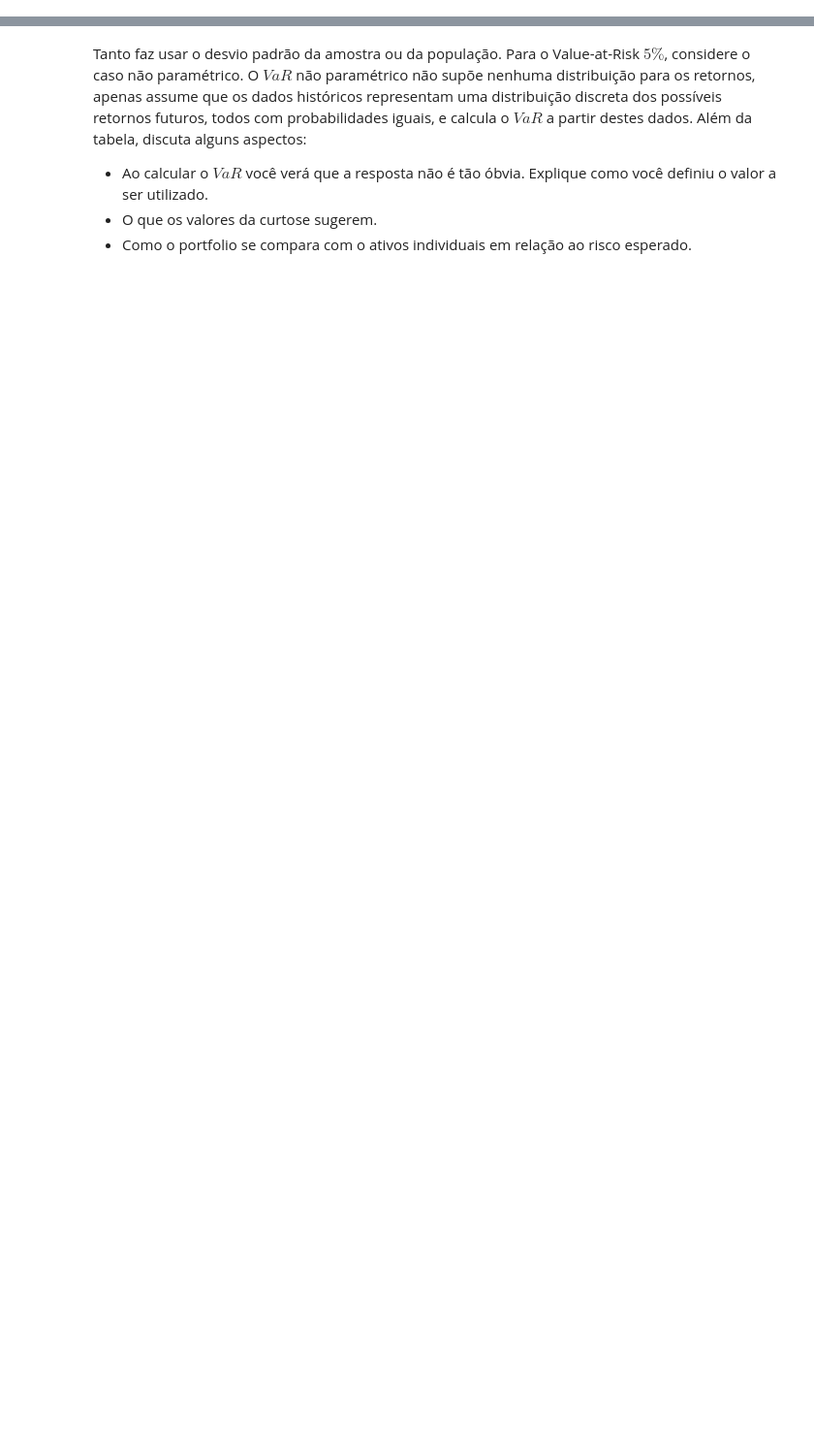
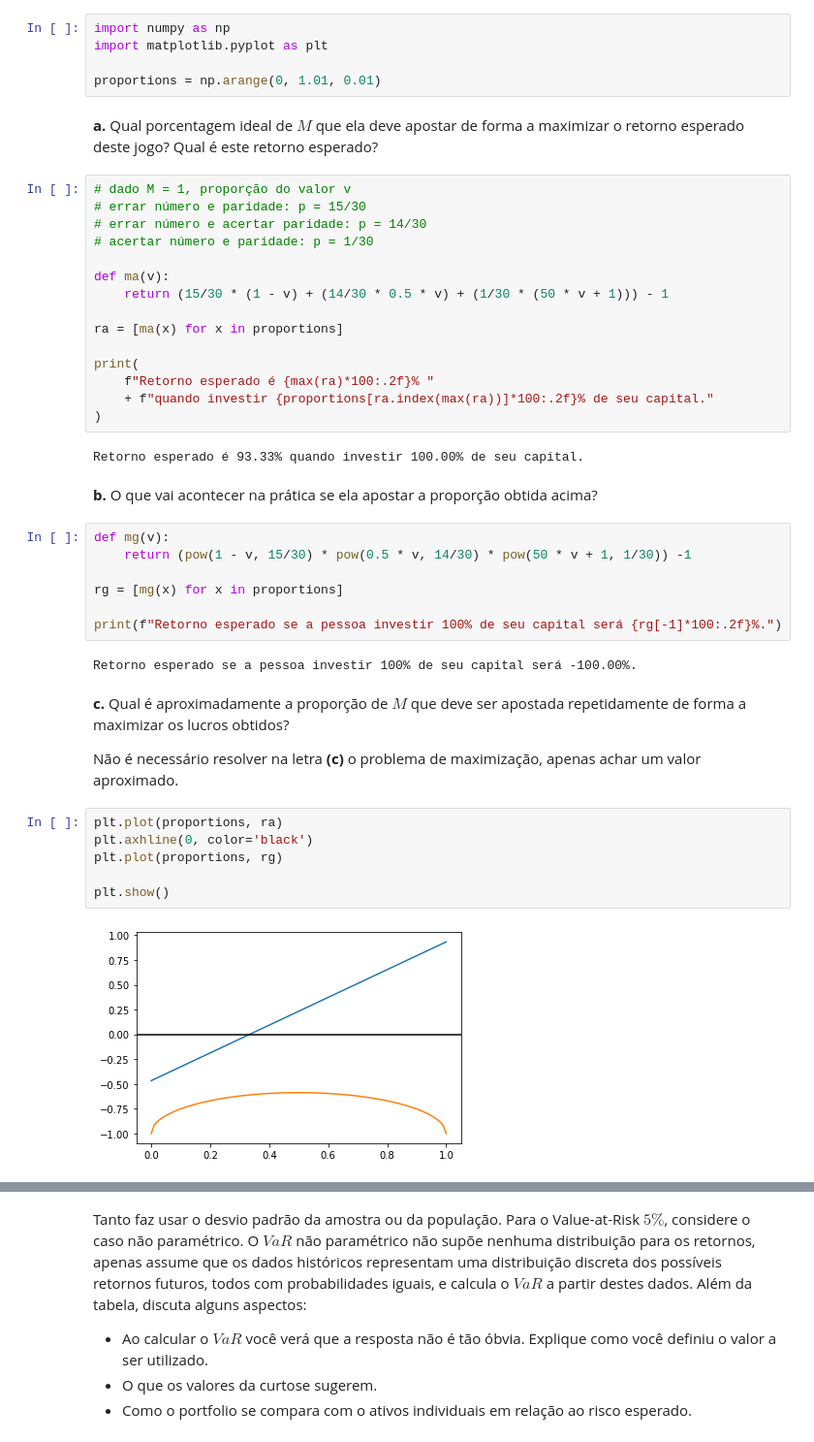
Before and after one commit to innng/quantitative-finance-and-risk-management, a Jupyter notebook: lista_1.ipynb, the cells around one changed output, grey strips where cells are left out. Shown: that part at 97% size. Saved outputs shown, nothing was run; the diff lists cells and outputs as text; blank space fills up the shorter version.

```diff
--- a/lista_1.ipynb
+++ b/lista_1.ipynb
@@ -54,0 +46,47 @@ Não é necessário resolver na letra **(c)** o problema de maximização, apena
+# %%
+import numpy as np
+import matplotlib.pyplot as plt
+
+proportions = np.arange(0, 1.01, 0.01)
+# %% [markdown]
+**a.**  Qual porcentagem ideal de $M$ que ela deve apostar de forma a maximizar o retorno esperado deste jogo?  Qual é este retorno esperado?
+# %%
+# dado M = 1, proporção do valor v
+# errar número e paridade: p = 15/30
+# errar número e acertar paridade: p = 14/30
+# acertar número e paridade: p = 1/30
+
+def ma(v):
+    return (15/30 * (1 - v) + (14/30 * 0.5 * v) + (1/30 * (50 * v + 1))) - 1
+
+ra = [ma(x) for x in proportions]
+
+print(
+    f"Retorno esperado é {max(ra)*100:.2f}% "
+    + f"quando investir {proportions[ra.index(max(ra))]*100:.2f}% de seu capital."
+)
+# %% [output]
+Retorno esperado é 93.33% quando investir 100.00% de seu capital.
+# %% [markdown]
+**b.**  O que vai acontecer na prática se ela apostar a proporção obtida acima?
+# %%
+def mg(v):
+    return (pow(1 - v, 15/30) * pow(0.5 * v, 14/30) * pow(50 * v + 1, 1/30)) -1
+
+rg = [mg(x) for x in proportions]
+
+print(f"Retorno esperado se a pessoa investir 100% de seu capital será {rg[-1]*100:.2f}%.")
+# %% [output]
+Retorno esperado se a pessoa investir 100% de seu capital será -100.00%.
+# %% [markdown]
+**c.**  Qual é aproximadamente a proporção de $M$ que deve ser apostada repetidamente de forma a maximizar os lucros obtidos?
+
+Não é necessário resolver na letra **(c)** o problema de maximização, apenas achar um valor aproximado.
+# %%
+plt.plot(proportions, ra)
+plt.axhline(0, color='black')
+plt.plot(proportions, rg)
+
+plt.show()
+# %% [output]
+[figure, added]
```
Also changed, not shown: parts of 22 cells of this notebook, 2 other files.
